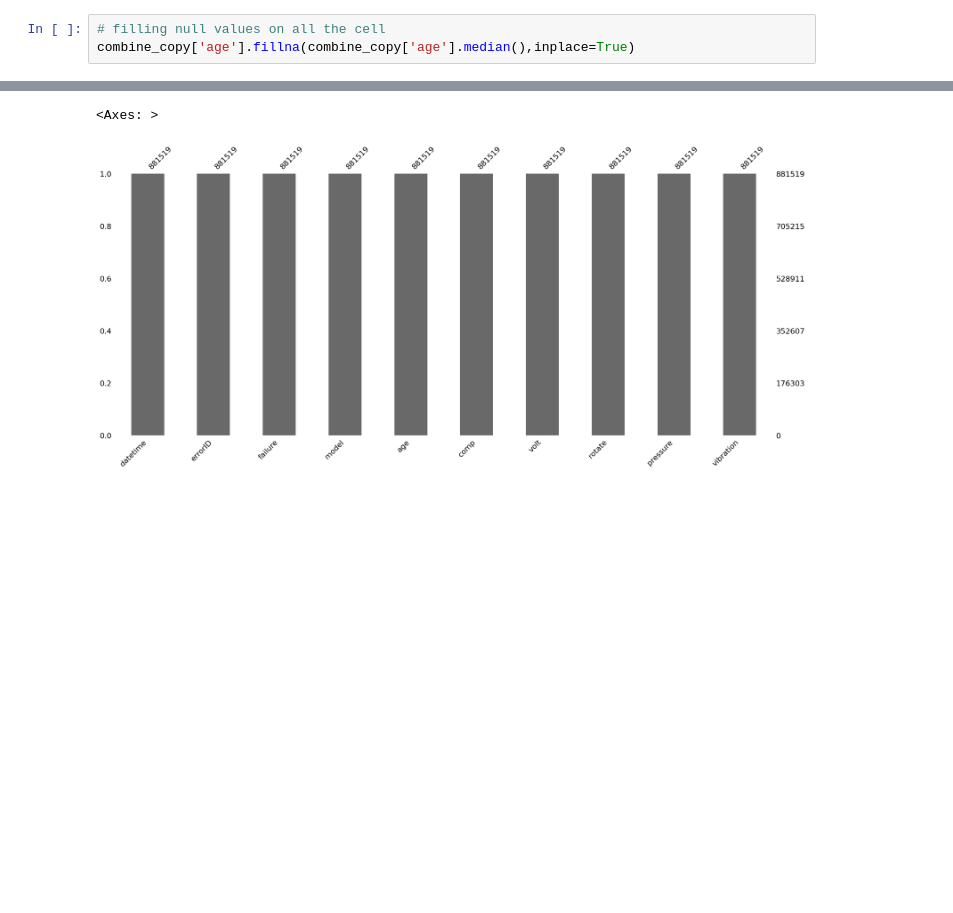
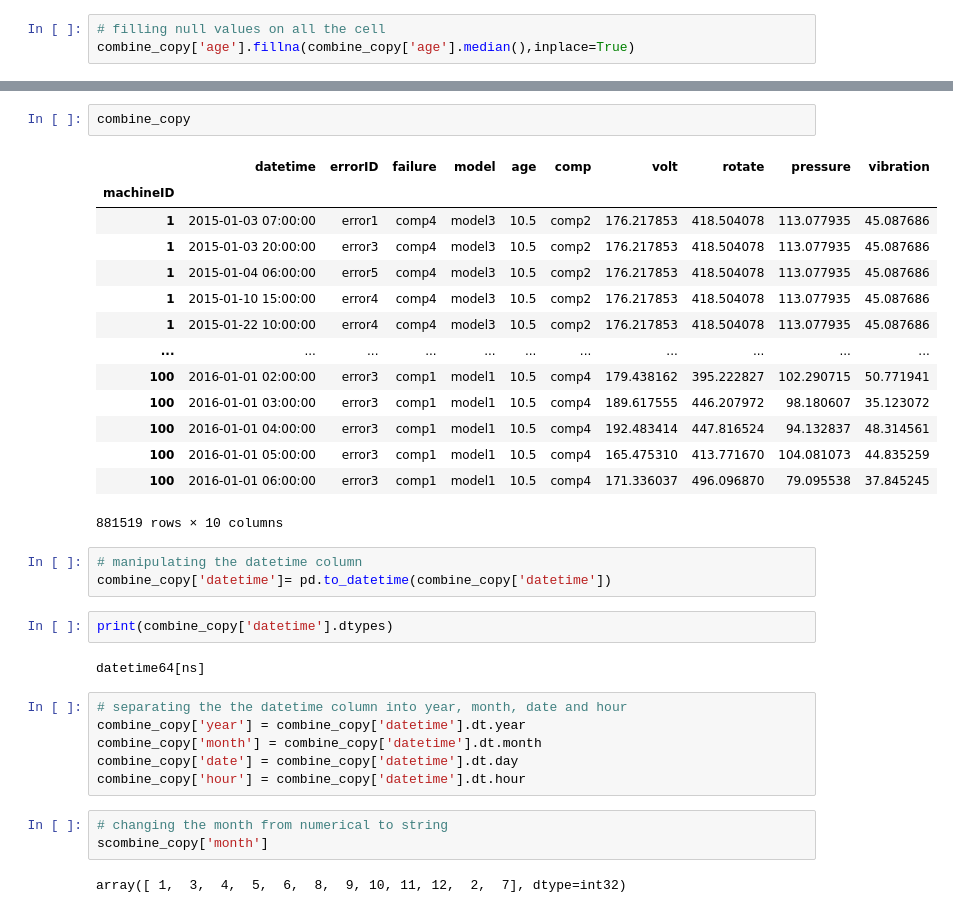
Before and after one commit to Brian342/RedBull_SensorSync, a Jupyter notebook: SensorSync.ipynb, the cells around one changed output, grey strips where cells are left out. Cells and saved outputs as stored; diff of their text form; blank space fills up the shorter version.

```diff
--- a/SensorSync.ipynb
+++ b/SensorSync.ipynb
@@ -255,4 +258,35 @@ msno.bar(combine_copy)
+# %%
+combine_copy
+# %% [output]
+|  | datetime | errorID | failure | model | age | comp | volt | rotate | pressure | vibration |
+| machineID |  |  |  |  |  |  |  |  |  |  |
+| 1 | 2015-01-03 07:00:00 | error1 | comp4 | model3 | 10.5 | comp2 | 176.217853 | 418.504078 | 113.077935 | 45.087686 |
+| 1 | 2015-01-03 20:00:00 | error3 | comp4 | model3 | 10.5 | comp2 | 176.217853 | 418.504078 | 113.077935 | 45.087686 |
+| 1 | 2015-01-04 06:00:00 | error5 | comp4 | model3 | 10.5 | comp2 | 176.217853 | 418.504078 | 113.077935 | 45.087686 |
+| 1 | 2015-01-10 15:00:00 | error4 | comp4 | model3 | 10.5 | comp2 | 176.217853 | 418.504078 | 113.077935 | 45.087686 |
+| 1 | 2015-01-22 10:00:00 | error4 | comp4 | model3 | 10.5 | comp2 | 176.217853 | 418.504078 | 113.077935 | 45.087686 |
+| ... | ... | ... | ... | ... | ... | ... | ... | ... | ... | ... |
+| 100 | 2016-01-01 02:00:00 | error3 | comp1 | model1 | 10.5 | comp4 | 179.438162 | 395.222827 | 102.290715 | 50.771941 |
+| 100 | 2016-01-01 03:00:00 | error3 | comp1 | model1 | 10.5 | comp4 | 189.617555 | 446.207972 | 98.180607 | 35.123072 |
+| 100 | 2016-01-01 04:00:00 | error3 | comp1 | model1 | 10.5 | comp4 | 192.483414 | 447.816524 | 94.132837 | 48.314561 |
+| 100 | 2016-01-01 05:00:00 | error3 | comp1 | model1 | 10.5 | comp4 | 165.475310 | 413.771670 | 104.081073 | 44.835259 |
+| 100 | 2016-01-01 06:00:00 | error3 | comp1 | model1 | 10.5 | comp4 | 171.336037 | 496.096870 | 79.095538 | 37.845245 |
+881519 rows × 10 columns
 # %%
+# manipulating the datetime column
+combine_copy['datetime']= pd.to_datetime(combine_copy['datetime'])
-# %% [output]
-<Axes: >
-[figure, removed]
+# %%
+print(combine_copy['datetime'].dtypes)
+# %% [output]
+datetime64[ns]
+# %%
+# separating the the datetime column into year, month, date and hour
+combine_copy['year'] = combine_copy['datetime'].dt.year
+combine_copy['month'] = combine_copy['datetime'].dt.month
+combine_copy['date'] = combine_copy['datetime'].dt.day
+combine_copy['hour'] = combine_copy['datetime'].dt.hour
+# %%
+# changing the month from numerical to string
+scombine_copy['month']
+# %% [output]
+array([ 1,  3,  4,  5,  6,  8,  9, 10, 11, 12,  2,  7], dtype=int32)
```
Also changed, not shown: parts of 1 cell of this notebook.
